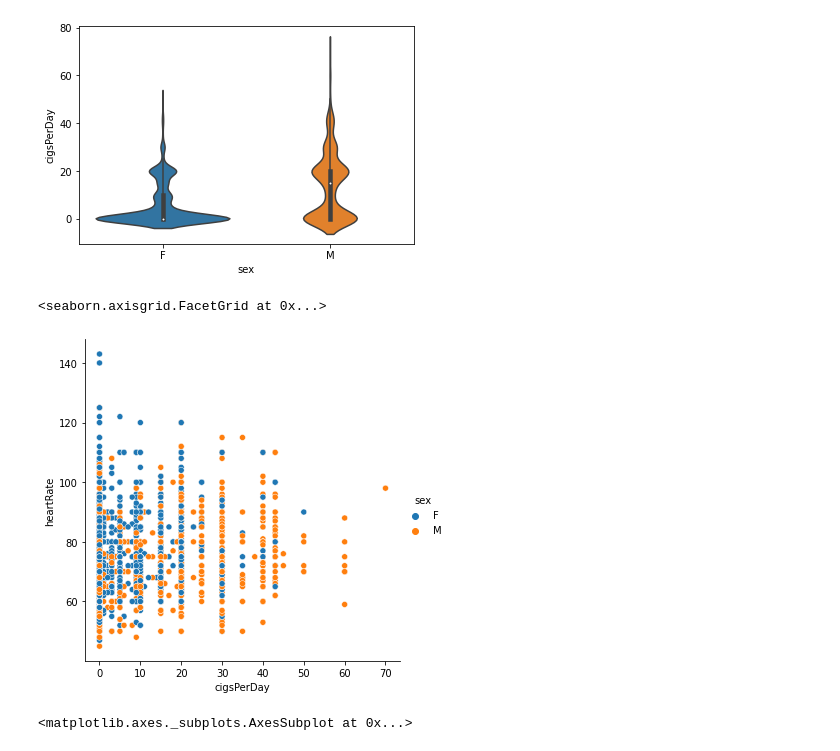
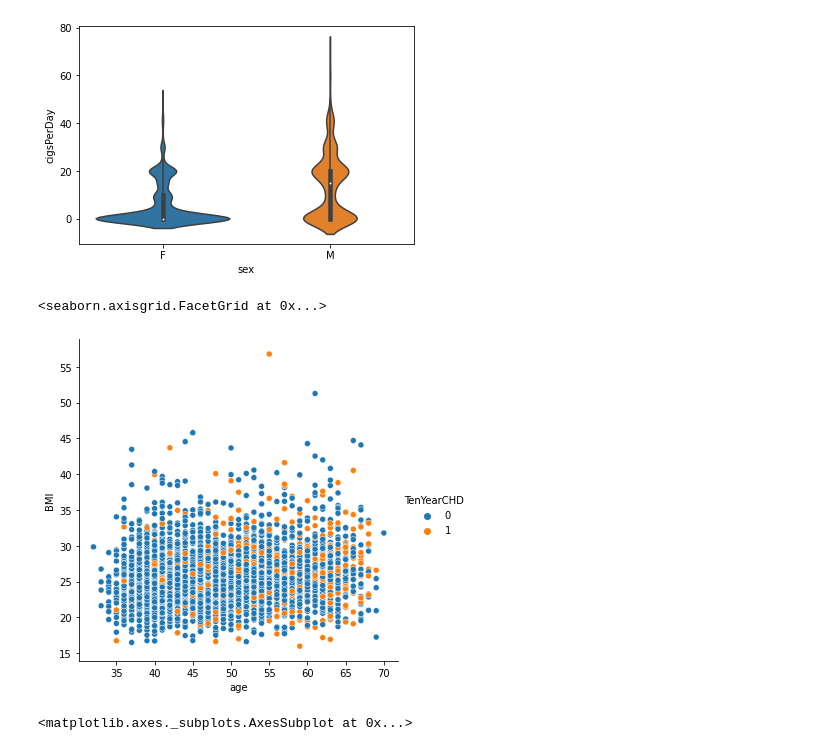
Before and after one commit to estoymukundjha/Cardiovascular-Risk-Pediction, a Jupyter notebook: Cardiovascular_Risk_Pediction.ipynb, the cells around one changed output. Drawn from its saved outputs; the diff is of its cells as text; code cells hidden in the pictures.

```diff
--- a/Cardiovascular_Risk_Pediction.ipynb
+++ b/Cardiovascular_Risk_Pediction.ipynb
@@ -158,10 +200,10 @@ sns.violinplot(data = df, x = 'sex', y = 'cigsPerDay')
 <matplotlib.axes._subplots.AxesSubplot at 0x...>
 [figure]
 # %%
-sns.relplot(data = df, x= 'cigsPerDay', y = 'heartRate', hue= 'sex')
+sns.relplot(data = df, x= 'age', y = 'BMI', hue= 'TenYearCHD')
 # %% [output]
 <seaborn.axisgrid.FacetGrid at 0x...>
-[figure, old version]
+[figure, new version]
 # %%
 sns.violinplot(data = df, x = 'TenYearCHD', y = 'heartRate')
 # %% [output]
```
Also changed, not shown: parts of 25 cells of this notebook.
